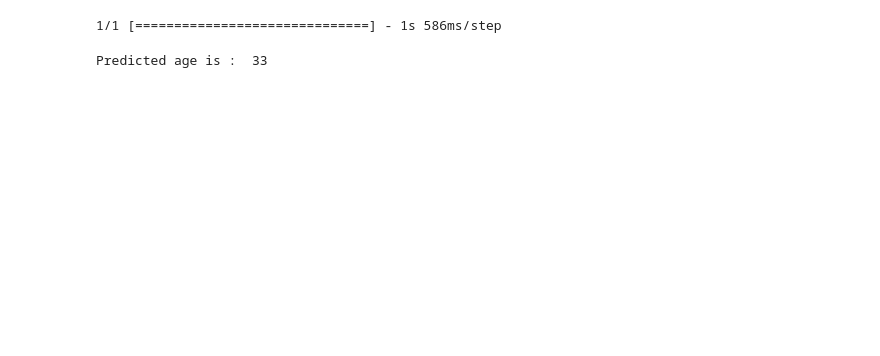
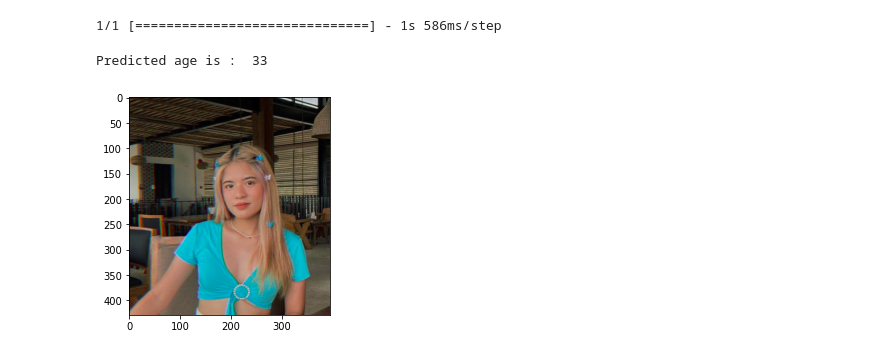
Before and after one commit to ifeomaaaa/age-prediction, a Jupyter notebook: age_prediction_deepface.ipynb, the cells around one changed output. Saved outputs shown, nothing was run; the diff lists cells and outputs as text; code cells hidden in the pictures; blank space fills up the shorter version.

```diff
--- a/age_prediction_deepface.ipynb
+++ b/age_prediction_deepface.ipynb
@@ -65,3 +67,9 @@ result3 = DeepFace.analyze(img4, actions = ['age'])
 print('Predicted age is : ', result3['age'])
 # %% [output]
 Predicted age is :  33
+# %%
+img5 = cv2.imread('/content/Screen Shot 2022-11-13 at 8.12.49 PM.png')
+plt.imshow(img5[:,:,::-1])
+plt.show()
+# %% [output]
+[figure, added]
```
Also changed, not shown: parts of 13 cells of this notebook.
